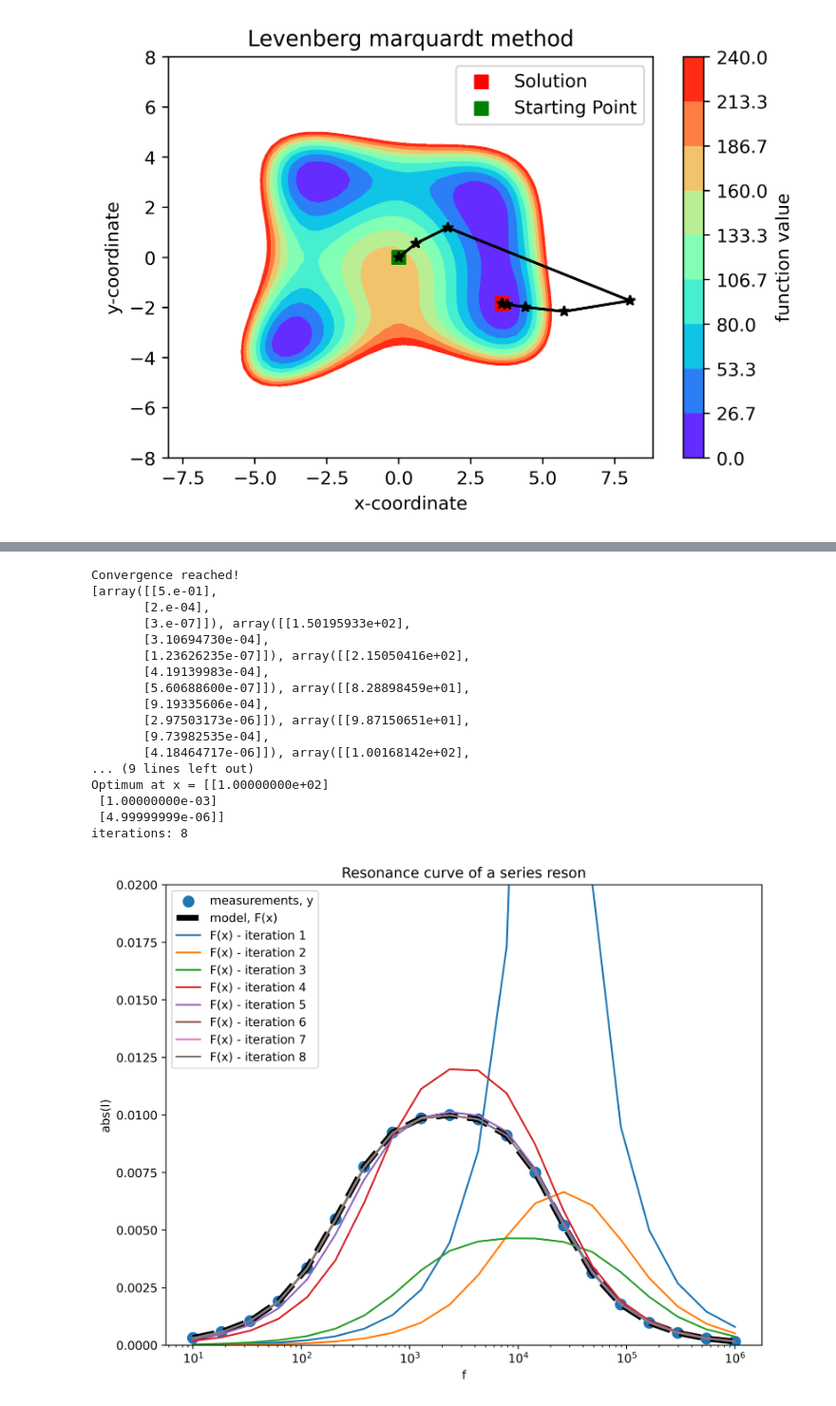
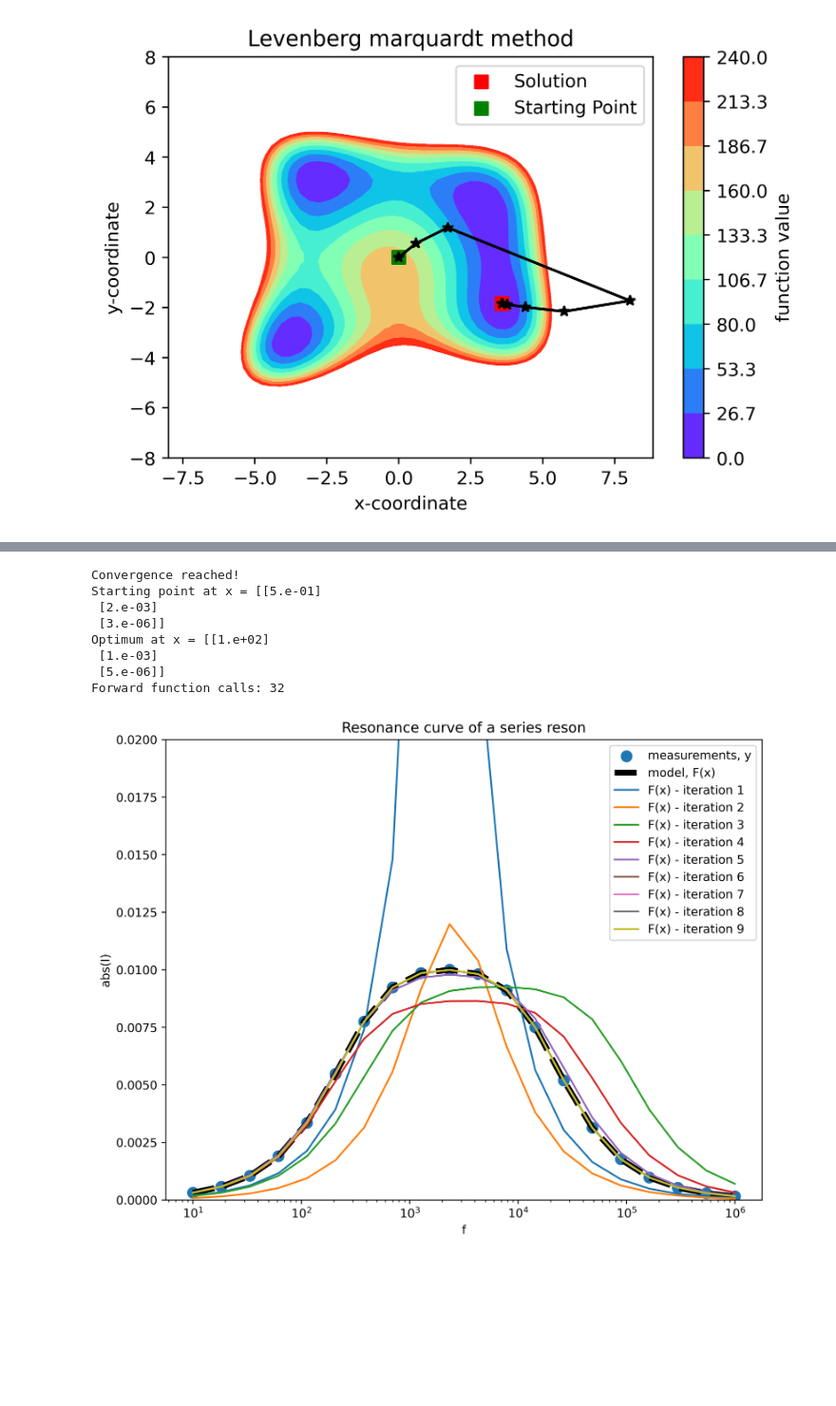
Before and after one commit to harifel/NumericalOptimization, a Jupyter notebook: HW2_Group5.ipynb, the cells around one changed output, grey strips where cells are left out. Shown at 95% size. Saved outputs shown, nothing was run; the diff lists cells and outputs as text; code cells hidden in the pictures; blank space fills up the shorter version.

```diff
--- a/HW2_Group5.ipynb
+++ b/HW2_Group5.ipynb
@@ -354,48 +344,39 @@ In the implementation of the Gauss-Newton method to calculate the Jacobian matri
 # %%
 import scipy.io as sio
 import matplotlib.pyplot as plt
 
 I = sio.loadmat("I_m.mat")["I_m"].T
 f = np.logspace(1, 6, len(I))[:,None]
 
 model = lambda x: np.abs(1/(x[0]+ 1j*((2*np.pi*f)*x[1]-1/((2*np.pi*f)*x[2]))))
 
-#x0 = np.array([[0.5],[2e-3],[3e-6]]) # scaled values, R=x(0), L=x(1).10^-3, C=x(2).10^-6
-x0 = np.array([[0.5],[0.2],[0.3]]) # non-scaled values
+x0 = np.array([[0.5],[2e-3],[3e-6]]) # scaled values, R=x(0), L=x(1).10^-3, C=x(2).10^-6
+#x0 = np.array([[0.5],[0.2],[0.3]]) # non-scaled values
 
 xs, xsteps, fc= gauss_newton(model, x0, np.abs(I), N_max=1_000, h = 1e-8)
 
 fig, ax = plt.subplots(figsize=((9,7)), dpi = 500)
 ax.scatter(f, abs(I),label='measurements, y', s = 80)
 ax.set_xscale('log'); plt.xlabel('f');plt.ylabel('abs(I)'); plt.title('Resonance curve of a series reson')
 ax.plot(f, model(xsteps[-1]),color="k",label='model, F(x)', linewidth = 5, linestyle = '--')
 
 for i in range(len(xsteps)):
     xstep_i_transposed = xsteps[i]
     ax.plot(f, model(xstep_i_transposed), label=f'F(x) - iteration {i+1}')
 
 ax.legend()
 ax.set_ylim(ymax = 0.02, ymin = 0)
 
 print("Starting point at x =", x0)
 print("Optimum at x =", xsteps[-1])
-print("iterations:",fc)
+print("Forward function calls:",fc)
 # %% [output]
 Convergence reached!
-[array([[5.e-01],
-       [2.e-04],
-       [3.e-07]]), array([[1.50195933e+02],
-       [3.10694730e-04],
-       [1.23626235e-07]]), array([[2.15050416e+02],
-       [4.19139983e-04],
-       [5.60688600e-07]]), array([[8.28898459e+01],
-       [9.19335606e-04],
-       [2.97503173e-06]]), array([[9.87150651e+01],
-       [9.73982535e-04],
-       [4.18464717e-06]]), array([[1.00168142e+02],
-... (9 lines left out)
-Optimum at x = [[1.00000000e+02]
- [1.00000000e-03]
- [4.99999999e-06]]
-iterations: 8
+Starting point at x = [[5.e-01]
+ [2.e-03]
+ [3.e-06]]
+Optimum at x = [[1.e+02]
+ [1.e-03]
+ [5.e-06]]
+Forward function calls: 32
-[figure, old version]
+[figure, new version]
```
Also changed, not shown: parts of 2 cells of this notebook.
